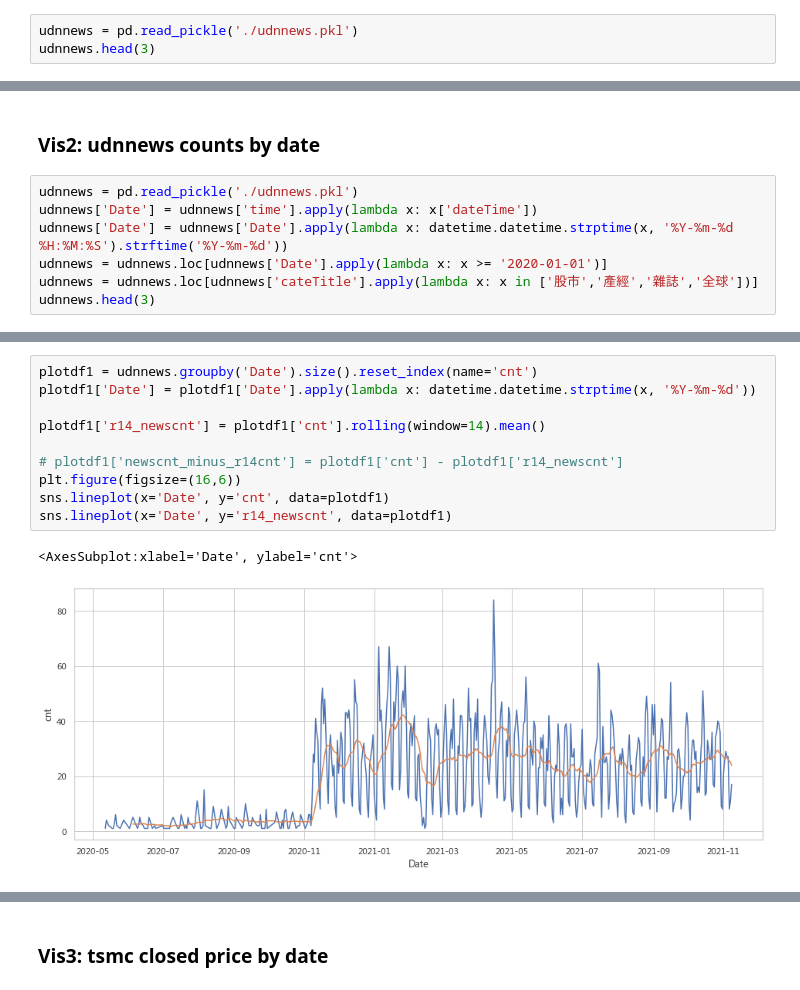
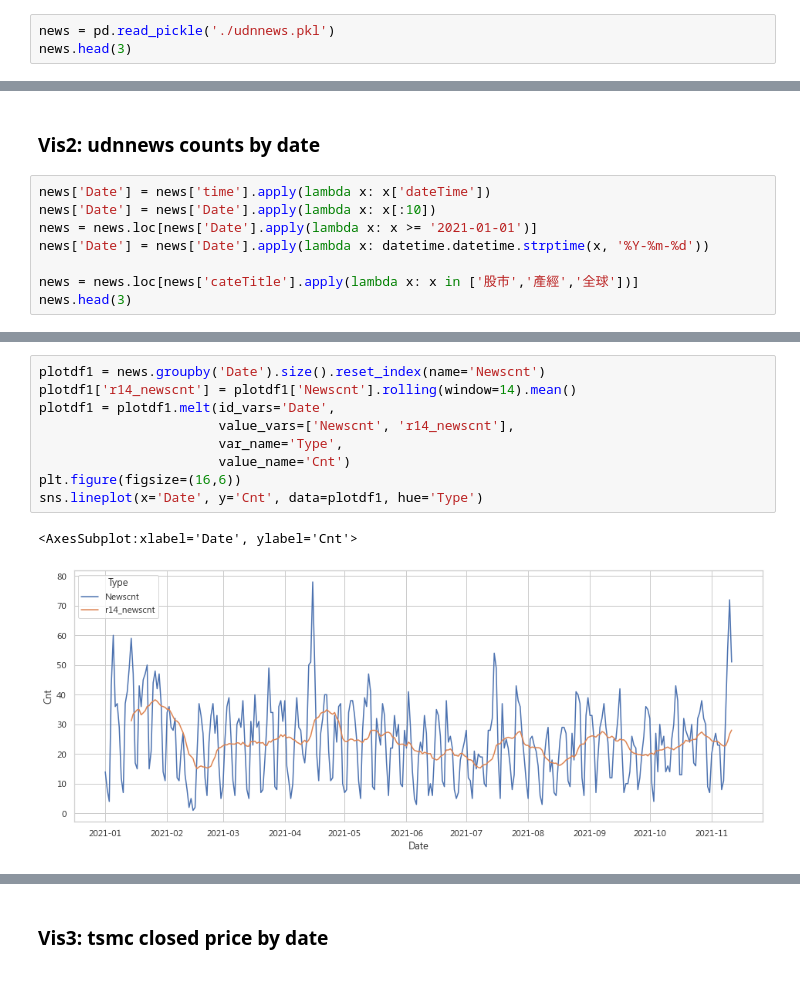
Before and after one commit to tlyu0419/DYU_TextMining, a Jupyter notebook: TM_Workshop.ipynb, the cells around one changed output, grey strips where cells are left out. Cells and saved outputs as stored; diff of their text form.

```diff
--- a/TM_Workshop.ipynb
+++ b/TM_Workshop.ipynb
@@ -231,7 +246,7 @@ df.to_pickle('twse_2330.pkl')
 # %% [markdown]
 ### Vis1: udnnews counts by category
 # %%
-udnnews = pd.read_pickle('./udnnews.pkl')
-udnnews.head(3)
+news = pd.read_pickle('./udnnews.pkl')
+news.head(3)
 # %% [output]
 |  | url | titleLink | title | paragraph | cateLink | cateTitle | time |
@@ -251,11 +265,12 @@ sns.barplot(x='index', y='cnt', data=barplot_data)
 # %% [markdown]
 ### Vis2: udnnews counts by date
 # %%
-udnnews = pd.read_pickle('./udnnews.pkl')
-udnnews['Date'] = udnnews['time'].apply(lambda x: x['dateTime'])
-udnnews['Date'] = udnnews['Date'].apply(lambda x: datetime.datetime.strptime(x, '%Y-%m-%d %H:%M:%S').strftime('%Y-%m-%d'))
-udnnews = udnnews.loc[udnnews['Date'].apply(lambda x: x >= '2020-01-01')]
-udnnews = udnnews.loc[udnnews['cateTitle'].apply(lambda x: x in ['股市','產經','雜誌','全球'])]
-udnnews.head(3)
+news['Date'] = news['time'].apply(lambda x: x['dateTime'])
+news['Date'] = news['Date'].apply(lambda x: x[:10])
+news = news.loc[news['Date'].apply(lambda x: x >= '2021-01-01')]
+news['Date'] = news['Date'].apply(lambda x: datetime.datetime.strptime(x, '%Y-%m-%d'))
+
+news = news.loc[news['cateTitle'].apply(lambda x: x in ['股市','產經','全球'])]
+news.head(3)
 # %% [output]
 |  | url | titleLink | title | paragraph | cateLink | cateTitle | time | Date |
@@ -265,14 +280,13 @@ udnnews.head(3)
 # %%
-plotdf1 = udnnews.groupby('Date').size().reset_index(name='cnt')
-plotdf1['Date'] = plotdf1['Date'].apply(lambda x: datetime.datetime.strptime(x, '%Y-%m-%d'))
-
-plotdf1['r14_newscnt'] = plotdf1['cnt'].rolling(window=14).mean()
-
-# plotdf1['newscnt_minus_r14cnt'] = plotdf1['cnt'] - plotdf1['r14_newscnt']
+plotdf1 = news.groupby('Date').size().reset_index(name='Newscnt')
+plotdf1['r14_newscnt'] = plotdf1['Newscnt'].rolling(window=14).mean()
+plotdf1 = plotdf1.melt(id_vars='Date',
+                       value_vars=['Newscnt', 'r14_newscnt'],
+                       var_name='Type',
+                       value_name='Cnt')
 plt.figure(figsize=(16,6))
-sns.lineplot(x='Date', y='cnt', data=plotdf1)
-sns.lineplot(x='Date', y='r14_newscnt', data=plotdf1)
+sns.lineplot(x='Date', y='Cnt', data=plotdf1, hue='Type')
 # %% [output]
-<AxesSubplot:xlabel='Date', ylabel='cnt'>
+<AxesSubplot:xlabel='Date', ylabel='Cnt'>
-[figure, old version]
+[figure, new version]
 # %%
```
Also changed, not shown: parts of 57 cells of this notebook, 2 other files.
